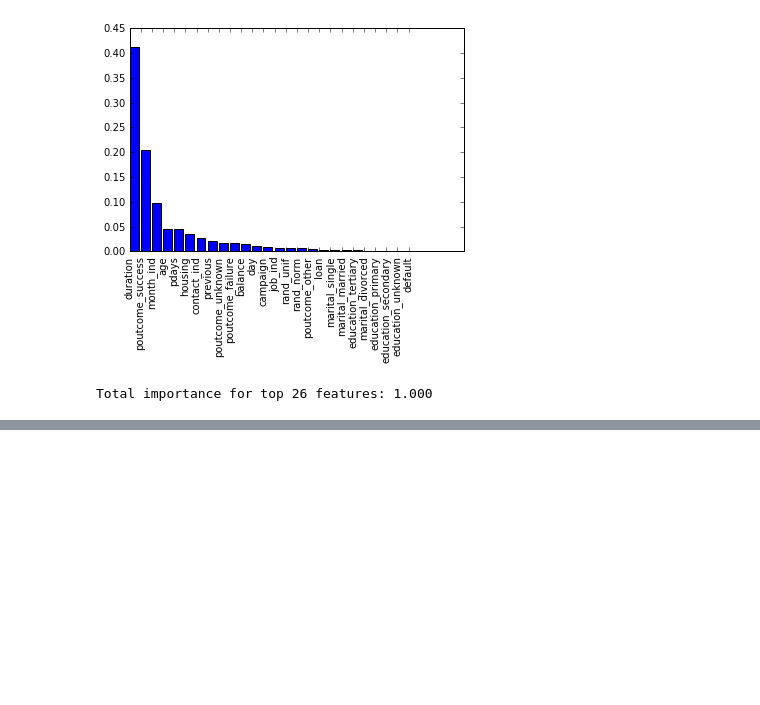
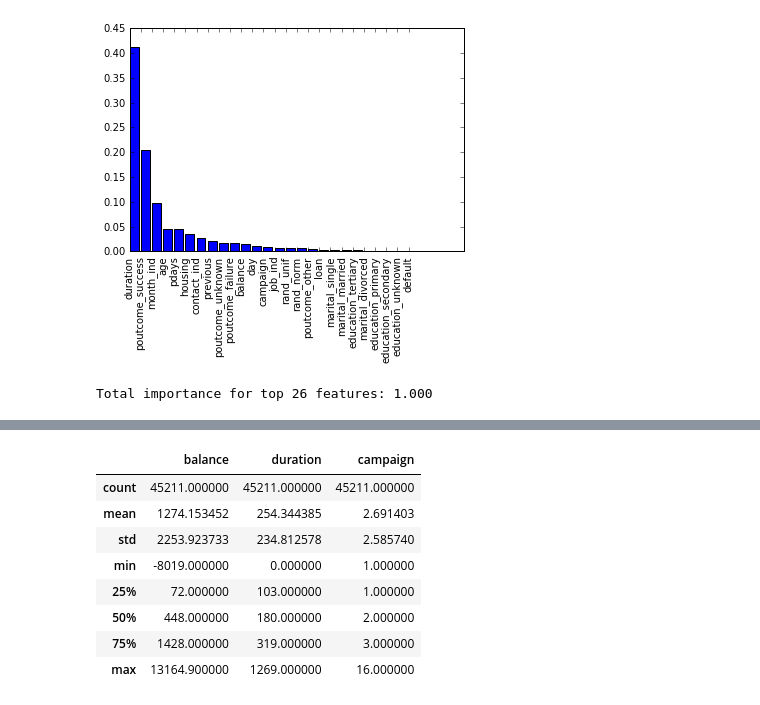
Before and after one commit to TejjeT/DataScienceProject2, a Jupyter notebook: bank_marketing .ipynb, the cells around one changed output, grey strips where cells are left out. Cells and saved outputs as stored; diff of their text form; code cells hidden in the pictures; blank space fills up the shorter version.

```diff
--- a/bank_marketing .ipynb
+++ b/bank_marketing .ipynb
@@ -646,0 +676,16 @@ Total importance for top 26 features: 1.000
+# %%
+for col in campaign_pd_rd[list_to_cap].columns:
+    campaign_pd_rd[col+'q99'] = campaign_pd[col].quantile(q=0.99)
+    campaign_pd_rd[col] = campaign_pd_rd[[col] + [col+'q99']].min(axis=1)
+    campaign_pd_rd.drop([col+'q99'], axis=1, inplace=True)
+campaign_pd_rd[list_to_cap].describe()
+# %% [output]
+|  | balance | duration | campaign |
+| count | 45211.000000 | 45211.000000 | 45211.000000 |
+| mean | 1274.153452 | 254.344385 | 2.691403 |
+| std | 2253.923733 | 234.812578 | 2.585740 |
+| min | -8019.000000 | 0.000000 | 1.000000 |
+| 25% | 72.000000 | 103.000000 | 1.000000 |
+| 50% | 448.000000 | 180.000000 | 2.000000 |
+| 75% | 1428.000000 | 319.000000 | 3.000000 |
+| max | 13164.900000 | 1269.000000 | 16.000000 |
```
Also changed, not shown: parts of 7 cells of this notebook.
